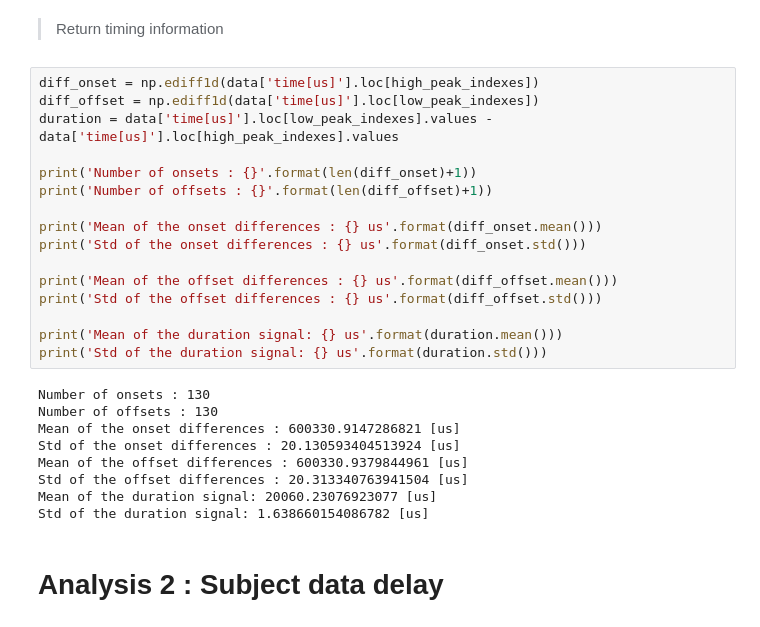
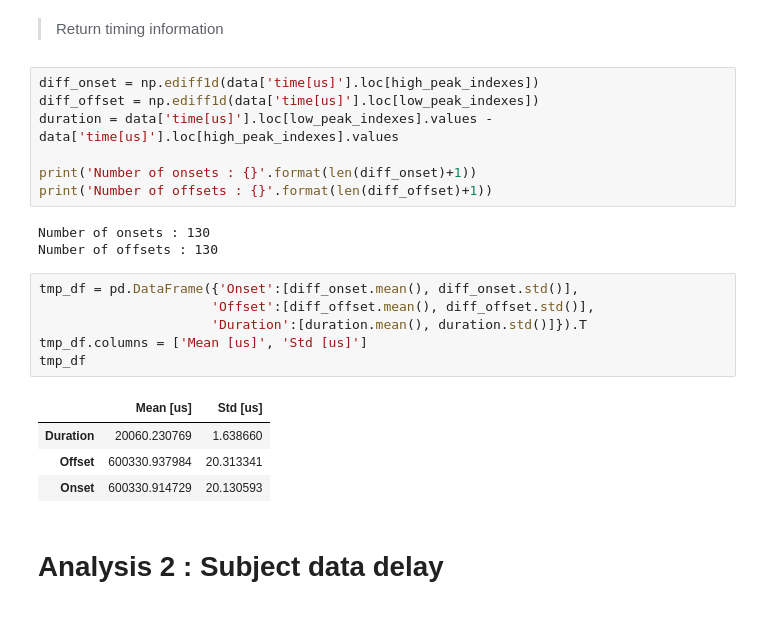
Before and after one commit to kcho/temporal_recalibration, a Jupyter notebook: Untitled.ipynb, the cells around one changed output. Cells and saved outputs as stored; diff of their text form.

Commit message:
mean and std data into Df for the readers

```diff
--- a/Untitled.ipynb
+++ b/Untitled.ipynb
@@ -181,24 +181,20 @@ duration = data['time[us]'].loc[low_peak_indexes].values - data['time[us]'].loc[
 
 print('Number of onsets : {}'.format(len(diff_onset)+1))
 print('Number of offsets : {}'.format(len(diff_offset)+1))
-
-print('Mean of the onset differences : {} us'.format(diff_onset.mean()))
-print('Std of the onset differences : {} us'.format(diff_onset.std()))
-
-print('Mean of the offset differences : {} us'.format(diff_offset.mean()))
-print('Std of the offset differences : {} us'.format(diff_offset.std()))
-
-print('Mean of the duration signal: {} us'.format(duration.mean()))
-print('Std of the duration signal: {} us'.format(duration.std()))
 # %% [output]
 Number of onsets : 130
 Number of offsets : 130
-Mean of the onset differences : 600330.9147286821 [us]
-Std of the onset differences : 20.130593404513924 [us]
-Mean of the offset differences : 600330.9379844961 [us]
-Std of the offset differences : 20.313340763941504 [us]
-Mean of the duration signal: 20060.23076923077 [us]
-Std of the duration signal: 1.638660154086782 [us]
+# %%
+tmp_df = pd.DataFrame({'Onset':[diff_onset.mean(), diff_onset.std()],
+                      'Offset':[diff_offset.mean(), diff_offset.std()],
+                      'Duration':[duration.mean(), duration.std()]}).T
+tmp_df.columns = ['Mean [us]', 'Std [us]']
+tmp_df
+# %% [output]
+|  | Mean [us] | Std [us] |
+| Duration | 20060.230769 | 1.638660 |
+| Offset | 600330.937984 | 20.313341 |
+| Onset | 600330.914729 | 20.130593 |
 # %% [markdown]
 # Analysis 2 : Subject data delay
 # %%
```
